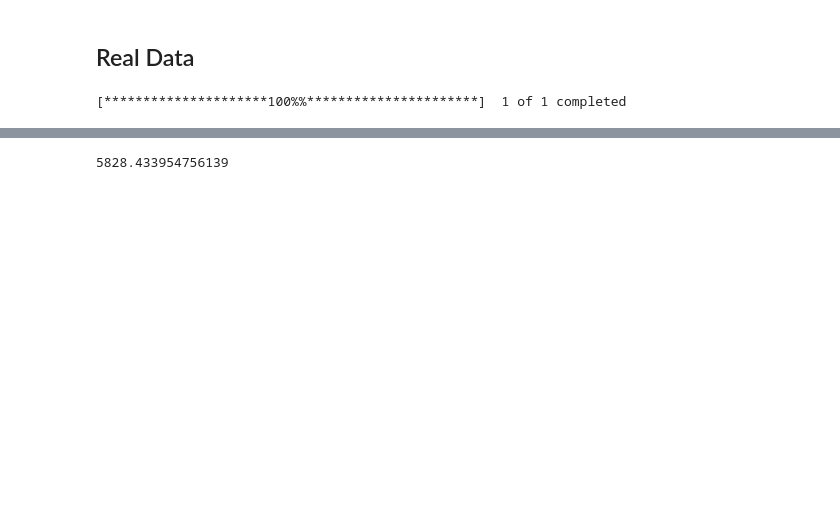
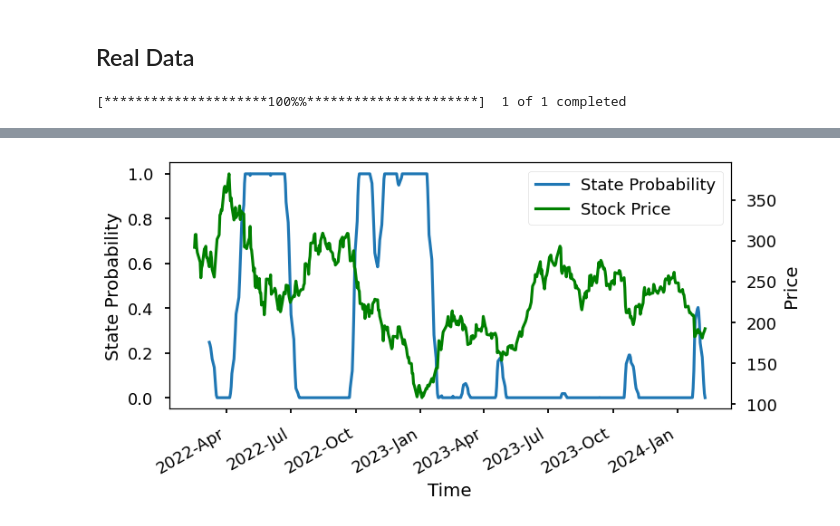
Before and after one commit to YimingZhang07/quantbullet, a Jupyter notebook: docs/research/jump_model_dev.ipynb, the cells around one changed output, grey strips where cells are left out. Saved outputs shown, nothing was run; the diff lists cells and outputs as text; code cells hidden in the pictures; blank space fills up the shorter version.

Commit message:
add the logic of rearrange states and test

```diff
--- a/docs/research/jump_model_dev.ipynb
+++ b/docs/research/jump_model_dev.ipynb
@@ -11,3 +1,10 @@ import matplotlib.dates as mdates
+# %%
+import matplotlib.pyplot as plt
+plt.style.use('seaborn-v0_8-talk')
+import numpy as np
+import quantbullet.research.jump_model as jm
+from quantbullet import set_package_log_level, set_figsize
+set_package_log_level('info')
 # %% [markdown]
 ## Real Data
 # %%
@@ -22,6 +17,5 @@ data = yf.download(ticker_symbol, interval="1d", period="500d")
 [*********************100%%**********************]  1 of 1 completed
 # %%
 log_ret = np.log(data['Adj Close'] / data['Adj Close'].shift(1)).dropna().values
-enriched_returns = FeatureGenerator().enrich_features(log_ret)
-enriched_returns = FeatureGenerator().standarize_features(enriched_returns)
-ctsJump = ContinuousJumpModel()
+enriched_returns = jm.FeatureGenerator().enrich_features(log_ret)
+enriched_returns = jm.FeatureGenerator().standarize_features(enriched_returns)
@@ -91,20 +21,0 @@ with set_figsize(8, 4):
-# %%
-np.random.seed(999)
-
-K = 2
-
-# simulate returns and enrich with features
-model = ContinuousJumpModel()
-transition_matrix, norm_params = TestingUtils().daily()
-sim_states, sim_returns = SimulationGenerator().run(
-    steps=1000, transition_matrix=transition_matrix, norm_params=norm_params
-)
-enriched_returns = FeatureGenerator().enrich_features(sim_returns)
-enriched_returns = FeatureGenerator().standarize_features(enriched_returns)
-
-# initialize centroids using k-means++
-ctsJump = ContinuousJumpModel()
-centroids = ctsJump.initialize_kmeans_plusplus(enriched_returns, K)
-cur_s = ctsJump.classify_data_to_states(enriched_returns, centroids)
-second_col = 1 - cur_s
-cur_s = np.column_stack((cur_s, second_col))
@@ -115,29 +22,10 @@ cur_s = np.column_stack((cur_s, second_col))
-# %%
-tol = 100
-max_iter = 100
-cur_loss = float('inf')
-best_states = cur_s
-best_loss = cur_loss
-no_improvement_counter = 0  # Counter for consecutive iterations without improvement
-
-for _ in tqdm(range(max_iter)):
-    cur_theta = ctsJump.fixed_states_optimize(enriched_returns, cur_s, 2)  # Assuming 2 states
-    lossMatrix = ctsJump.generate_loss_matrix(enriched_returns, cur_theta)
-    C = ctsJump.generate_C(2)
-    cur_s, cur_loss = ctsJump.fixed_theta_optimize(lossMatrix, lambda_=100, C=C)
-
-    # Check if the current solution is better than the best known solution
-    if cur_loss < best_loss:
-        best_loss = cur_loss
-        best_states = cur_s
-        no_improvement_counter = 0  # Reset the counter if there's improvement
-    else:
-        no_improvement_counter += 1  # Increment the counter if no improvement
-
-    # Check for convergence
-    if no_improvement_counter >= 3:
-        break
-
-print(best_loss)
-# %% [output]
-5828.433954756139
+# %%
+ctsJump = jm.ContinuousJumpModel()
+best_states, best_loss, best_thetas = ctsJump.fit(enriched_returns, k=2, lambda_=100, n_trials=10)
+# %%
+remapped_states, remapped_thetas = jm.arrange_state_prob_by_volatility(enriched_returns[:, 0], best_states, best_thetas, 0.5)
+with set_figsize(8, 4):
+    # Two states maybe flipped, so we need to rearrange them
+    jm.TestingUtils().plot_state_probs(remapped_states, data['Adj Close'])
+# %% [output]
+[figure, added]
```
Also changed, not shown: parts of 7 cells of this notebook, 1 other file.
